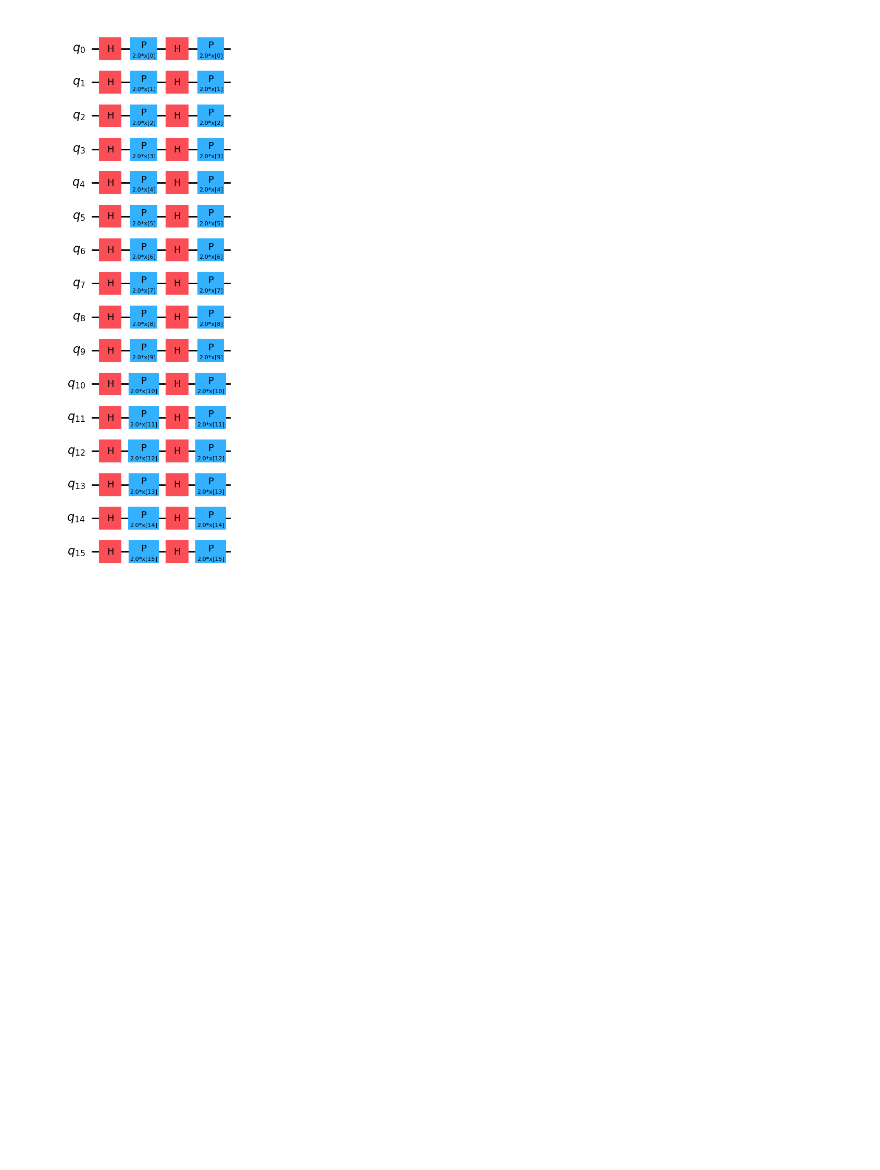
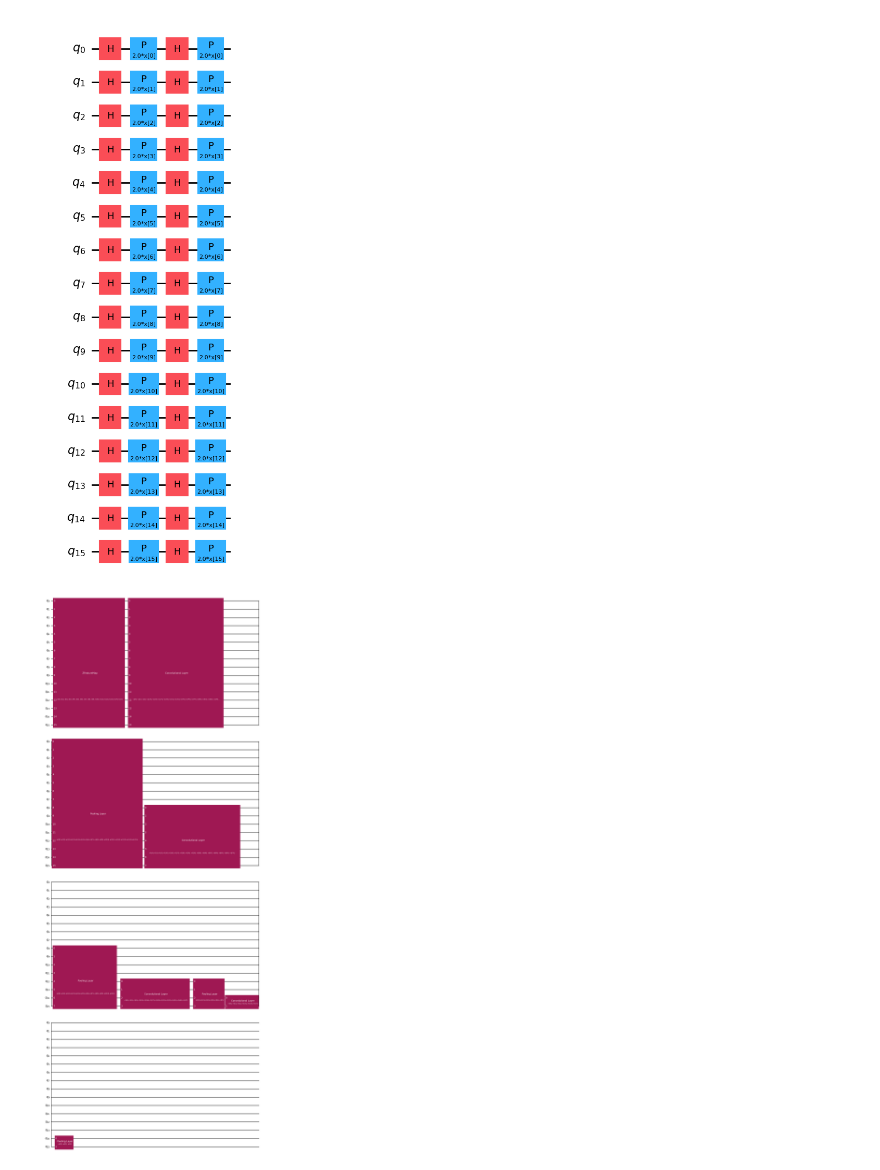
Before and after one commit to hmk55555/Errors, a Jupyter notebook: QCNN_Sampler.ipynb, the cells around one changed output. Cells and saved outputs as stored; diff of their text form; code cells hidden in the pictures; blank space fills up the shorter version.

```diff
--- a/QCNN_Sampler.ipynb
+++ b/QCNN_Sampler.ipynb
@@ -214,32 +224,36 @@ feature_map.decompose().draw("mpl")
 # %%
 feature_map = ZFeatureMap(16)
 ansatz = QuantumCircuit(16, name="Ansatz")
 
 # First Convolutional Layer
 ansatz.compose(conv_layer(16, "с1"), list(range(16)), inplace=True)
 
 # First Pooling Layer
 ansatz.compose(pool_layer([0, 1, 2, 3, 4, 5, 6, 7], [8, 9, 10, 11, 12, 13, 14, 15], "p1"), list(range(16)), inplace=True)
 
 # Second Convolutional Layer
 ansatz.compose(conv_layer(8, "c2"), list(range(8, 16)), inplace=True)
 
 # Second Pooling Layer
 ansatz.compose(pool_layer([0, 1, 2, 3], [4, 5, 6, 7], "p2"), list(range(8, 16)), inplace=True)
 
 # Third Convolutional Layer
 ansatz.compose(conv_layer(4, "c3"), list(range(12, 16)), inplace=True)
 
 # Third Pooling Layer
 ansatz.compose(pool_layer([0, 1], [2, 3], "p3"), list(range(12, 16)), inplace=True)
 
-# # Fourth Convolutional Layer
-# ansatz.compose(conv_layer(2, "c4"), list(range(14, 16)), inplace=True)
+# Fourth Convolutional Layer
+ansatz.compose(conv_layer(2, "c4"), list(range(14, 16)), inplace=True)
 
-# # Fourth Pooling Layer
-# ansatz.compose(pool_layer([0], [1], "p4"), list(range(14, 16)), inplace=True)
+# Fourth Pooling Layer
+ansatz.compose(pool_layer([0], [1], "p4"), list(range(14, 16)), inplace=True)
 
 # Combining the feature map and ansatz
 circuit = QNNCircuit(16)
 circuit.feature_map = feature_map
 circuit.ansatz = ansatz
+
+display(circuit.draw("mpl"))
+# %% [output]
+[figure, added]
```
Also changed, not shown: parts of 14 cells of this notebook.
